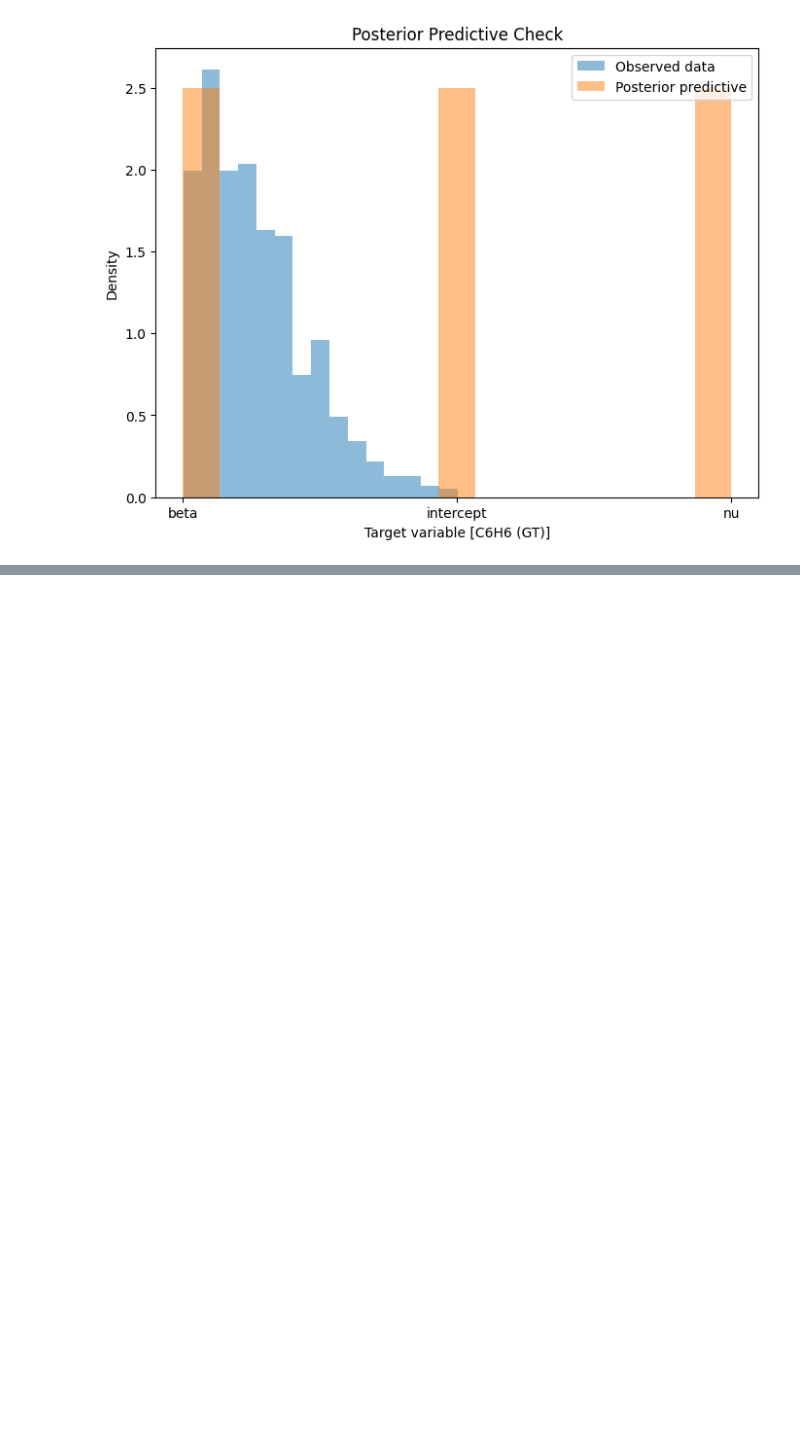
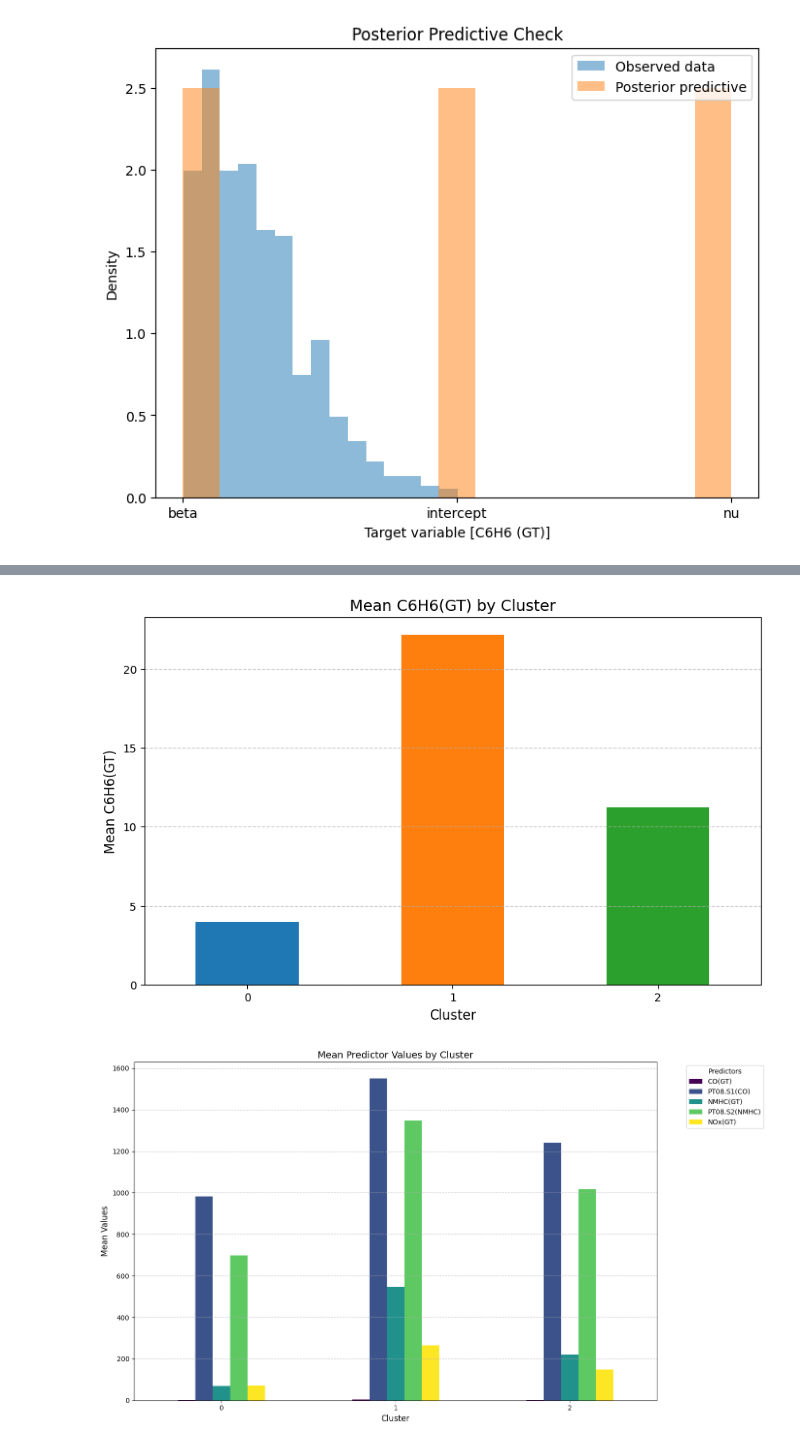
Before and after one commit to alcatraz47/Bayesian_Analysis_on_AQI, a Jupyter notebook: new_model_dev.ipynb, the cells around one changed output, grey strips where cells are left out. Cells and saved outputs as stored; diff of their text form; code cells hidden in the pictures; blank space fills up the shorter version.

```diff
--- a/new_model_dev.ipynb
+++ b/new_model_dev.ipynb
@@ -237,0 +279,28 @@ Inference data with groups:
+# %%
+# Compute the mean values for each cluster
+cluster_means = data.groupby("cluster")[predictor_columns + ["C6H6(GT)"]].mean()
+
+# Plot
+fig, ax = plt.subplots(figsize=(10, 6))
+cluster_means["C6H6(GT)"].plot(kind="bar", ax=ax, color=["#1f77b4", "#ff7f0e", "#2ca02c"])
+ax.set_title("Mean C6H6(GT) by Cluster", fontsize=14)
+ax.set_xlabel("Cluster", fontsize=12)
+ax.set_ylabel("Mean C6H6(GT)", fontsize=12)
+ax.grid(axis="y", linestyle="--", alpha=0.7)
+plt.xticks(rotation=0)
+plt.show()
+
+# Visualize a subset of predictors by cluster
+fig, ax = plt.subplots(figsize=(14, 8))
+cluster_means[predictor_columns[:5]].plot(kind="bar", ax=ax, colormap="viridis")
+ax.set_title("Mean Predictor Values by Cluster", fontsize=14)
+ax.set_xlabel("Cluster", fontsize=12)
+ax.set_ylabel("Mean Values", fontsize=12)
+ax.grid(axis="y", linestyle="--", alpha=0.7)
+plt.xticks(rotation=0)
+plt.legend(title="Predictors", bbox_to_anchor=(1.05, 1), loc="upper left")
+plt.tight_layout()
+plt.show()
+# %% [output]
+[figure, added]
+[figure, added]
```
Also changed, not shown: parts of 16 cells of this notebook, 1 other file.
